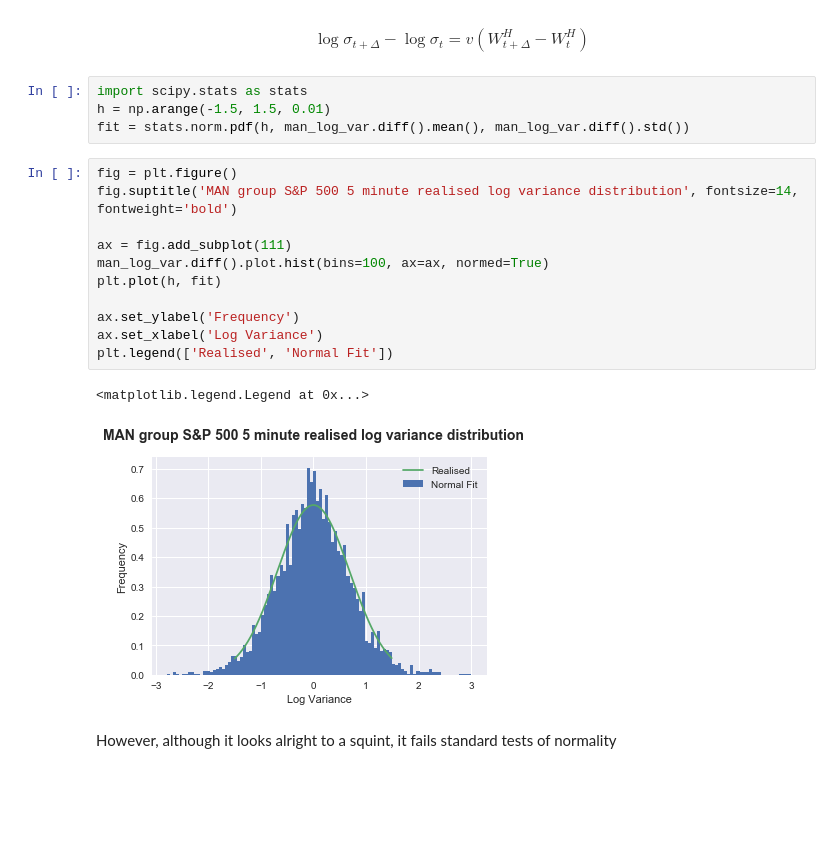
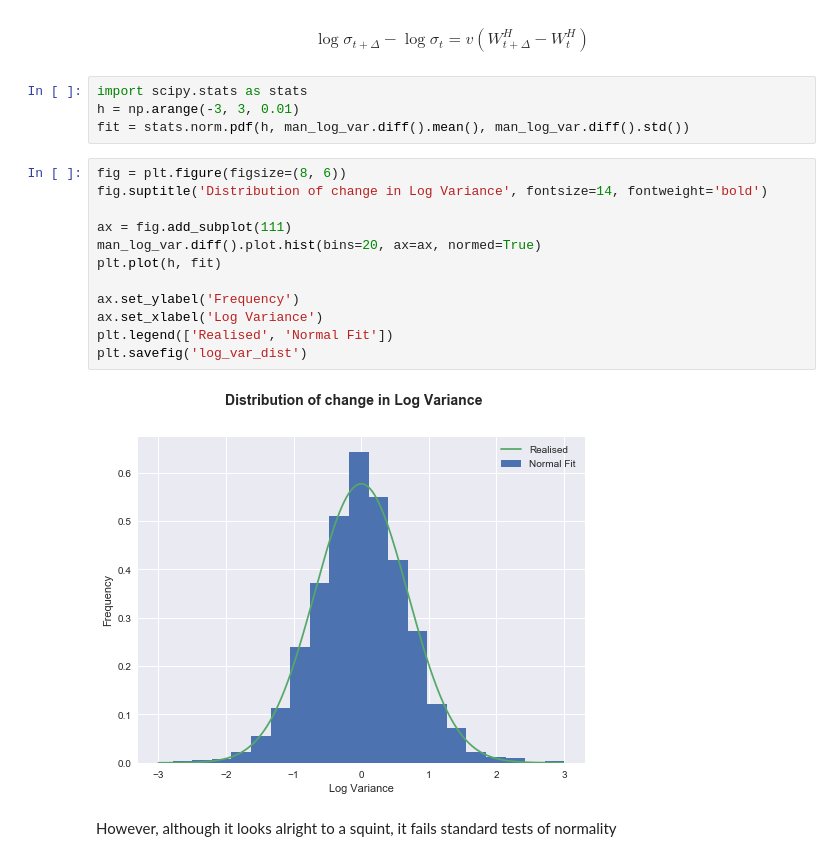
Before and after one commit to ef4s/RoughVol, a Jupyter notebook: Untitled.ipynb, the cells around one changed output. Saved outputs shown, nothing was run; the diff lists cells and outputs as text; blank space fills up the shorter version.

```diff
--- a/Untitled.ipynb
+++ b/Untitled.ipynb
@@ -175,22 +167,22 @@ This gives an estimate of $H=$ {{q_regr.coef_}}
 $$\log\sigma_{t+\Delta} - \log\sigma_{t}=v(W_{t+\Delta}^H - W_{t}^H)$$
 # %%
 import scipy.stats as stats
-h = np.arange(-1.5, 1.5, 0.01)
+h = np.arange(-3, 3, 0.01)
 fit = stats.norm.pdf(h, man_log_var.diff().mean(), man_log_var.diff().std())
 # %%
-fig = plt.figure()
-fig.suptitle('MAN group S&P 500 5 minute realised log variance distribution', fontsize=14, fontweight='bold')
+fig = plt.figure(figsize=(8, 6))
+fig.suptitle('Distribution of change in Log Variance', fontsize=14, fontweight='bold')
 
 ax = fig.add_subplot(111)
-man_log_var.diff().plot.hist(bins=100, ax=ax, normed=True)
+man_log_var.diff().plot.hist(bins=20, ax=ax, normed=True)
 plt.plot(h, fit)
 
 ax.set_ylabel('Frequency')
 ax.set_xlabel('Log Variance')
 plt.legend(['Realised', 'Normal Fit'])
+plt.savefig('log_var_dist')
 # %% [output]
-<matplotlib.legend.Legend at 0x...>
-[figure, old version]
+[figure, new version]
 # %% [markdown]
 However, although it looks alright to a squint, it fails standard tests of normality
 # %%
```
Also changed, not shown: parts of 12 cells of this notebook, 1 other file.
